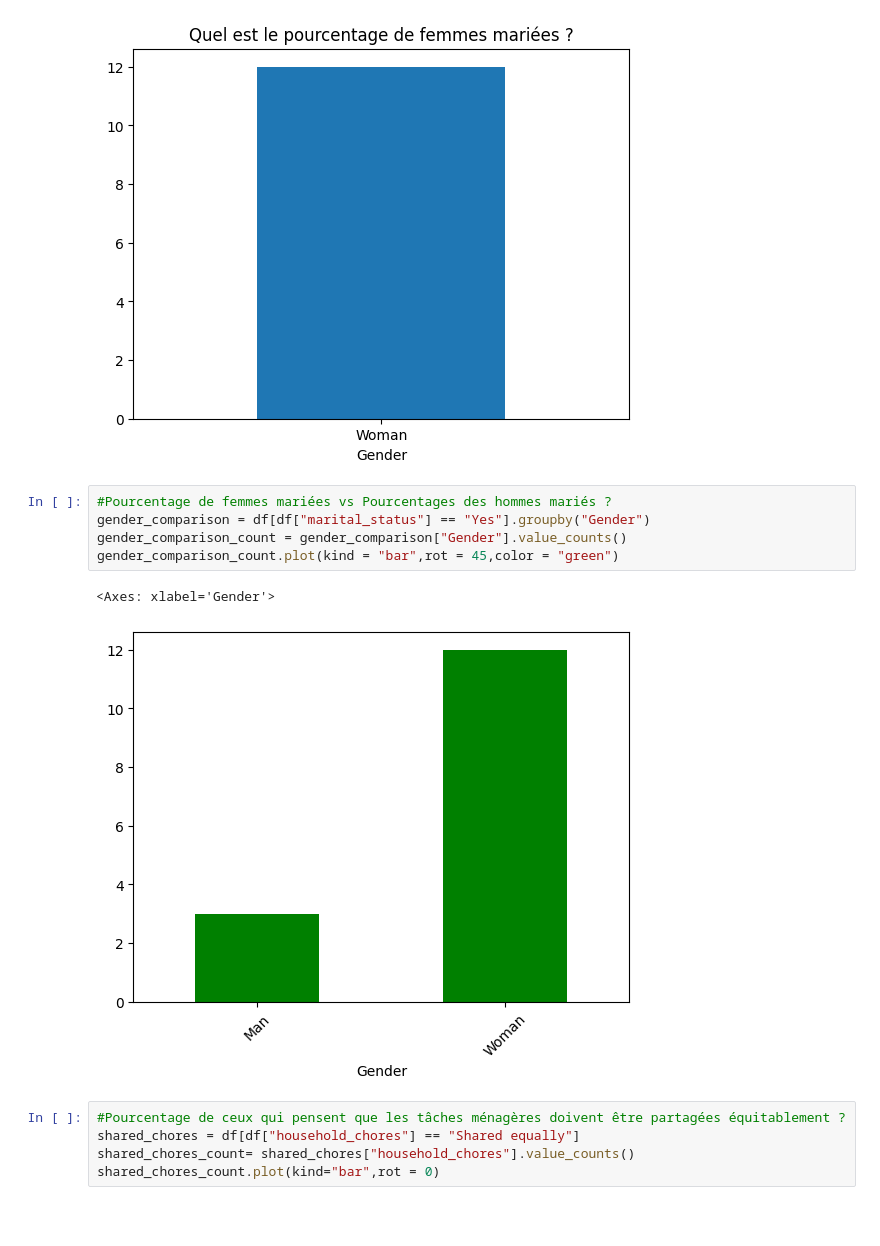
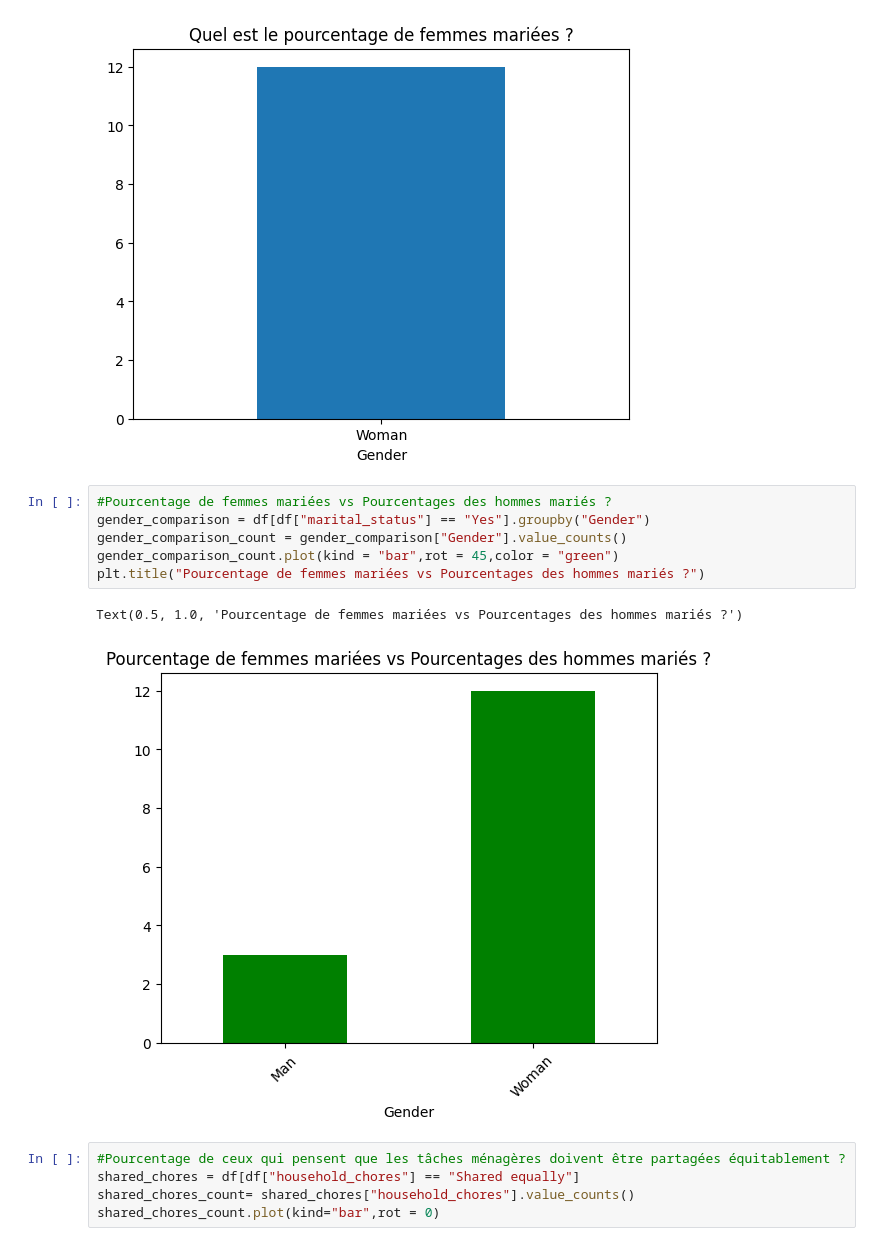
Before and after one commit to Azizbennacer/Survey-analysis, a Jupyter notebook: notebooks/analysis.ipynb, the cells around one changed output. Saved outputs shown, nothing was run; the diff lists cells and outputs as text; blank space fills up the shorter version.

```diff
--- a/notebooks/analysis.ipynb
+++ b/notebooks/analysis.ipynb
@@ -68,11 +69,12 @@ Text(0.5, 1.0, 'Quel est le pourcentage de femmes mariées ?')
 # %%
 #Pourcentage de femmes mariées vs Pourcentages des hommes mariés ?
 gender_comparison = df[df["marital_status"] == "Yes"].groupby("Gender")
 gender_comparison_count = gender_comparison["Gender"].value_counts()
 gender_comparison_count.plot(kind = "bar",rot = 45,color = "green")
+plt.title("Pourcentage de femmes mariées vs Pourcentages des hommes mariés ?")
 # %% [output]
-<Axes: xlabel='Gender'>
+Text(0.5, 1.0, 'Pourcentage de femmes mariées vs Pourcentages des hommes mariés ?')
-[figure, old version]
+[figure, new version]
 # %%
 #Pourcentage de ceux qui pensent que les tâches ménagères doivent être partagées équitablement ?
 shared_chores = df[df["household_chores"] == "Shared equally"]
```
Also changed, not shown: parts of 7 cells of this notebook, 1 other file.
